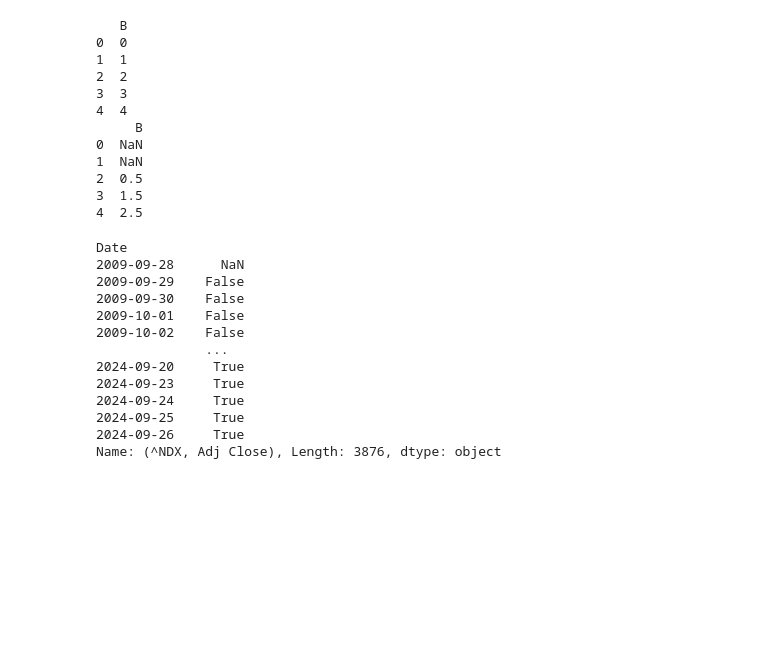
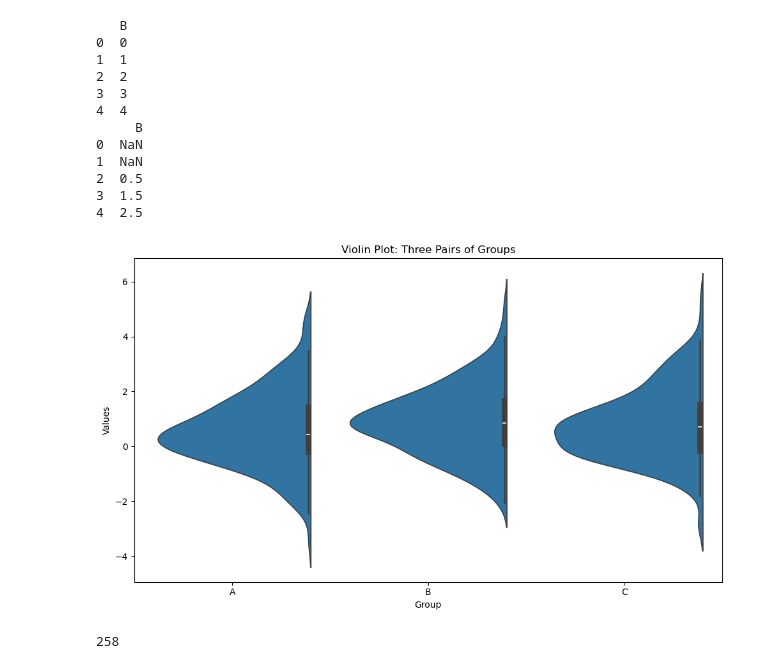
Before and after one commit to AlexLu94/MyFinancePortfolio, a Jupyter notebook: Leveraged_Portfolio_Analysis.ipynb, the cells around one changed output. Cells and saved outputs as stored; diff of their text form; code cells hidden in the pictures; blank space fills up the shorter version.

```diff
--- a/Leveraged_Portfolio_Analysis.ipynb
+++ b/Leveraged_Portfolio_Analysis.ipynb
@@ -137,19 +262,41 @@ print(df.shift(1).rolling(window=2).mean())
 2  0.5
 3  1.5
 4  2.5
-# %%
-signal.shift(1)
-# %% [output]
-Date
-2009-09-28      NaN
-2009-09-29    False
-2009-09-30    False
-2009-10-01    False
-2009-10-02    False
-              ...
-2024-09-20     True
-2024-09-23     True
-2024-09-24     True
-2024-09-25     True
-2024-09-26     True
-Name: (^NDX, Adj Close), Length: 3876, dtype: object
+# %%
+np.random.seed(10)
+data = {
+    'Group': ['A', 'A', 'B', 'B', 'C', 'C'],
+    'Values': [np.random.normal(0, 1, 100),
+               np.random.normal(1, 1.5, 100),
+               np.random.normal(0.5, 1, 100),
+               np.random.normal(1.2, 1.5, 100),
+               np.random.normal(0.3, 1, 100),
+               np.random.normal(1.4, 1.5, 100)]
+}
+
+# Create a DataFrame
+df = pd.DataFrame({
+    'Value': np.concatenate(data['Values']),
+    'Group': np.repeat(data['Group'], [len(v) for v in data['Values']])
+})
+
+# Plot
+plt.figure(figsize=(10, 6))
+
+# Create pairs of violin plots
+sns.violinplot(x='Group', y='Value', data=df, split=True)
+
+# Customize plot labels
+plt.title('Violin Plot: Three Pairs of Groups')
+plt.xlabel('Group')
+plt.ylabel('Values')
+
+# Show the plot
+plt.tight_layout()
+plt.show()
+# %% [output]
+[figure, added]
+# %%
+trading_days_in_year
+# %% [output]
+258
```
Also changed, not shown: parts of 10 cells of this notebook, 1 other file.
